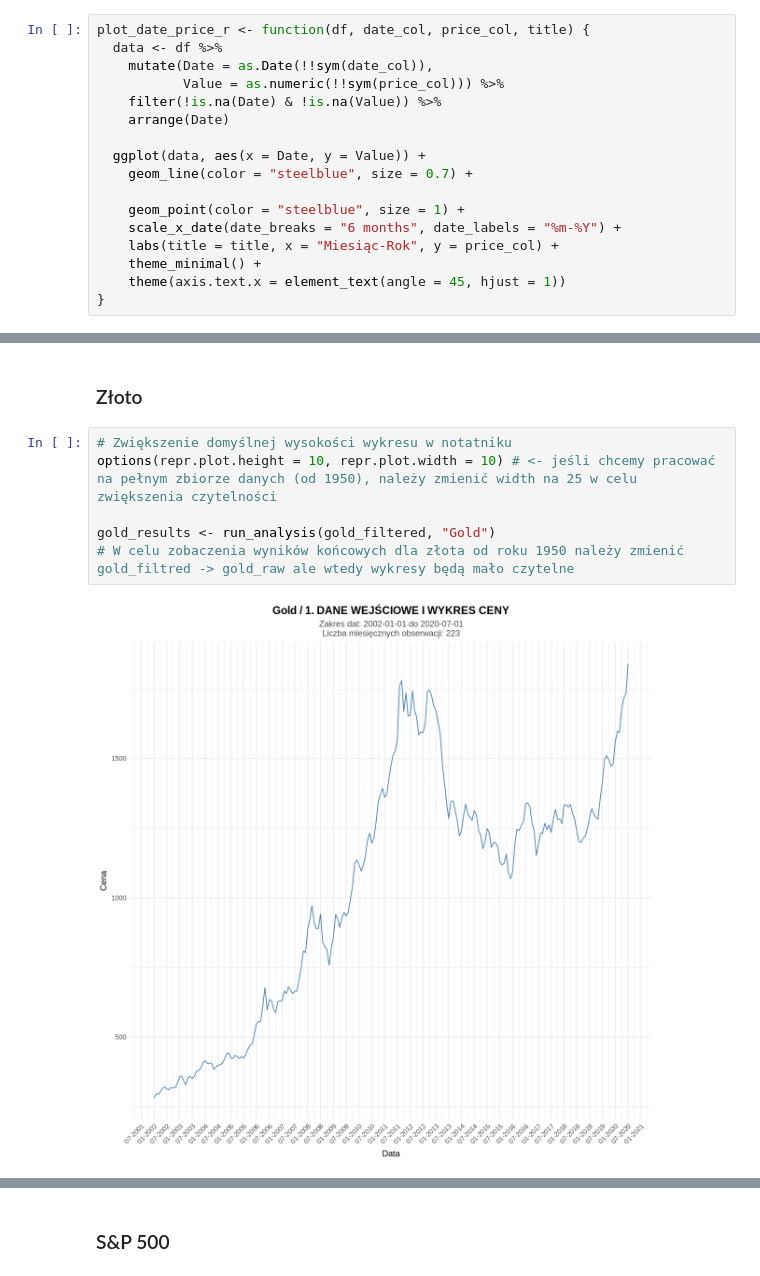
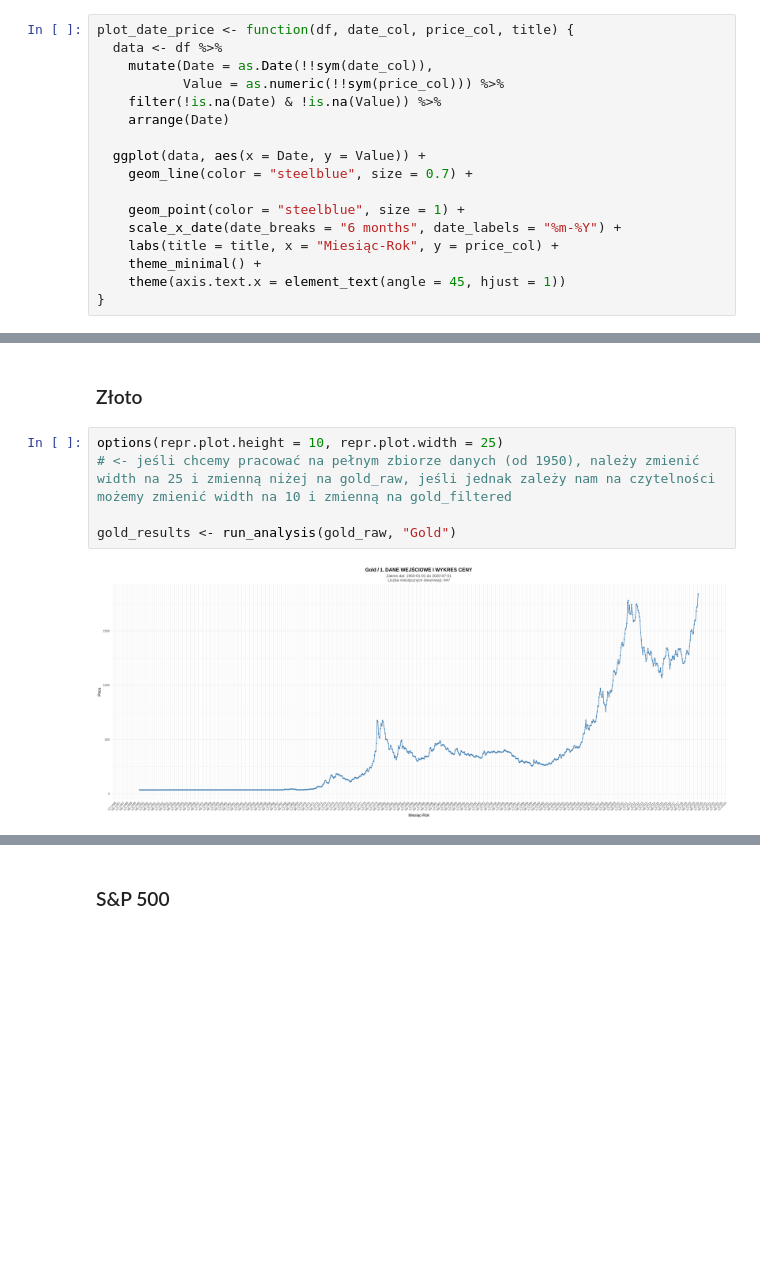
Before and after one commit to PiotrChylak/-Comparative-analysis-of-Buy-Hold-and-Momentum-12-1-strategies, a Jupyter notebook: Colab.ipynb, the cells around one changed output, grey strips where cells are left out. Cells and saved outputs as stored; diff of their text form; blank space fills up the shorter version.

```diff
--- a/Colab.ipynb
+++ b/Colab.ipynb
@@ -7,7 +32,7 @@
 # %% [markdown]
 ### Tworzenie ramek danych i wizualizacja (ceny w czasie)
 # %%
-plot_date_price_r <- function(df, date_col, price_col, title) {
+plot_date_price <- function(df, date_col, price_col, title) {
   data <- df %>%
     mutate(Date = as.Date(!!sym(date_col)),
            Value = as.numeric(!!sym(price_col))) %>%
@@ -366,10 +374,9 @@ A data.frame: 6 × 2
 # %% [markdown]
 ### Złoto
 # %%
-# Zwiększenie domyślnej wysokości wykresu w notatniku
-options(repr.plot.height = 10, repr.plot.width = 10) # <- jeśli chcemy pracować na pełnym zbiorze danych (od 1950), należy zmienić width na 25 w celu zwiększenia czytelności
+options(repr.plot.height = 10, repr.plot.width = 25)
+# <- jeśli chcemy pracować na pełnym zbiorze danych (od 1950), należy zmienić width na 25 i zmienną niżej na gold_raw, jeśli jednak zależy nam na czytelności możemy zmienić width na 10 i zmienną na gold_filtered
 
-gold_results <- run_analysis(gold_filtered, "Gold")
-# W celu zobaczenia wyników końcowych dla złota od roku 1950 należy zmienić gold_filtred -> gold_raw ale wtedy wykresy będą mało czytelne
+gold_results <- run_analysis(gold_raw, "Gold")
 # %% [output]
-[figure, old version]
+[figure, new version]
```
Also changed, not shown: parts of 9 cells of this notebook.
